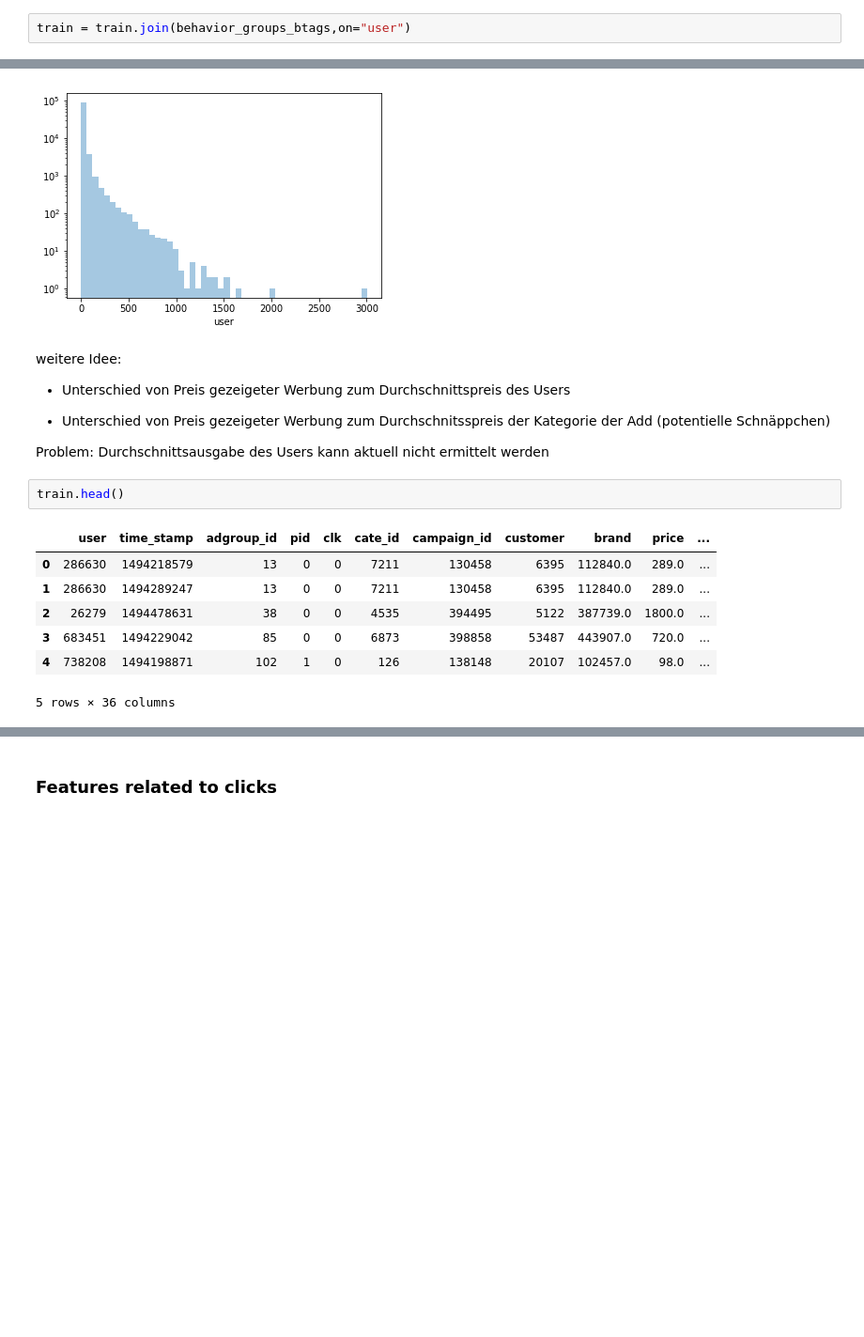
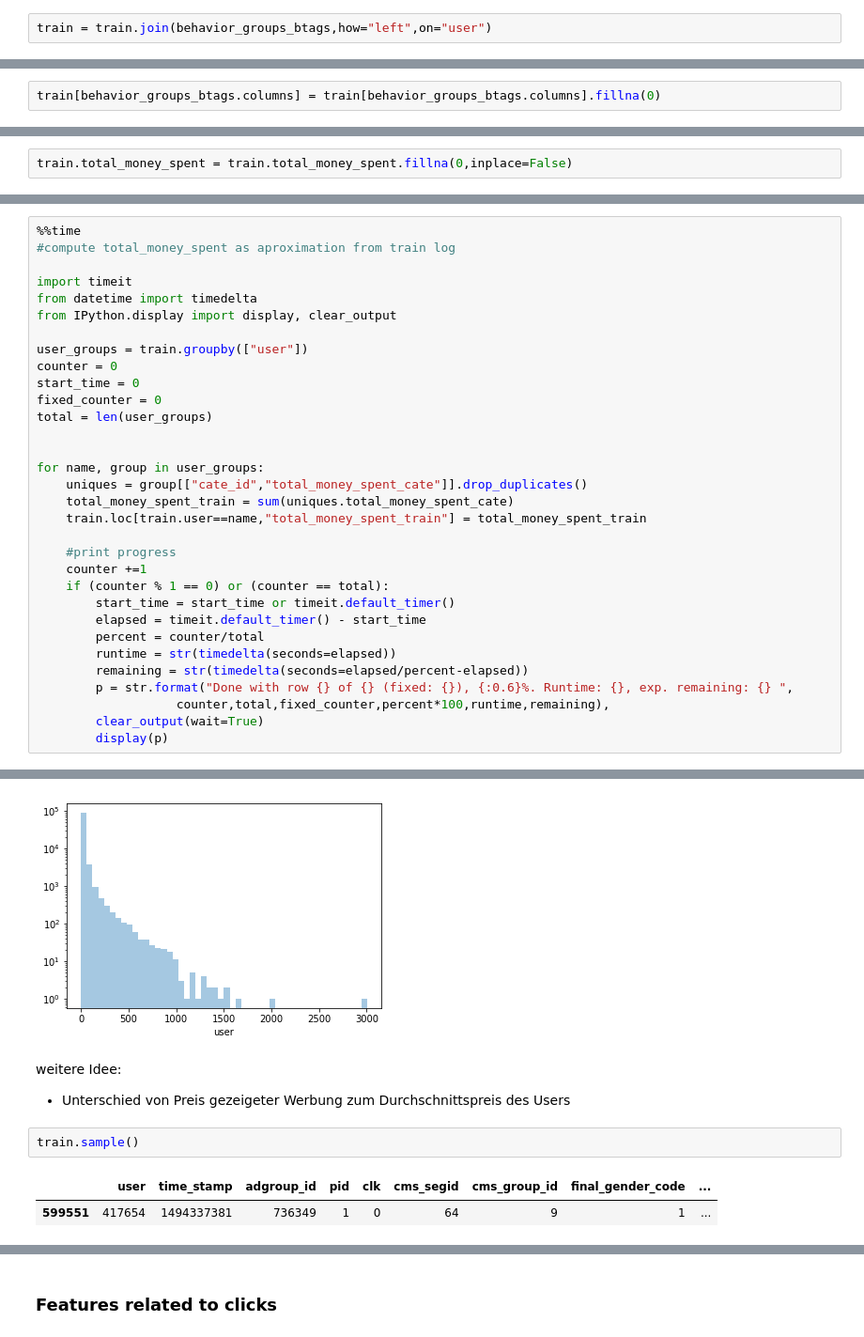
Before and after one commit to Sitorias/AdPrediction, a Jupyter notebook: Task 3 - Ad Prediction - Leo.ipynb, the cells around one changed output, grey strips where cells are left out. Shown at 94% size. Saved outputs shown, nothing was run; the diff lists cells and outputs as text; blank space fills up the shorter version.

```diff
--- a/Task 3 - Ad Prediction - Leo.ipynb
+++ b/Task 3 - Ad Prediction - Leo.ipynb
@@ -276,2 +364,2 @@ behavior_groups_btags.head()
 # %%
-train = train.join(behavior_groups_btags,on="user")
+train = train.join(behavior_groups_btags,how="left",on="user")
@@ -278,2 +392,4 @@ train = train.join(behavior_groups_btags,on="user")
+# %%
+train[behavior_groups_btags.columns] = train[behavior_groups_btags.columns].fillna(0)
 # %% [markdown]
 ## Calculate number of actions in category
@@ -555,3 +603,5 @@ buys.to_csv("buys")
+# %%
+train.total_money_spent = train.total_money_spent.fillna(0,inplace=False)
 # %%
 # verifying if the data makes sense. should show no entires
 train[train.total_money_spent<train.total_money_spent_cate-0.001][["total_money_spent","total_money_spent_cate","total_money_spent_brand"]]
@@ -563,0 +610,32 @@ def mergeIntoTrain(train,df,nameFrom,nameTo,mergeLeft,mergeRight):
+# %%
+%%time
+#compute total_money_spent as aproximation from train log
+
+import timeit
+from datetime import timedelta
+from IPython.display import display, clear_output
+
+user_groups = train.groupby(["user"])
+counter = 0
+start_time = 0
+fixed_counter = 0
+total = len(user_groups)
+
+
+for name, group in user_groups:
+    uniques = group[["cate_id","total_money_spent_cate"]].drop_duplicates()
+    total_money_spent_train = sum(uniques.total_money_spent_cate)
+    train.loc[train.user==name,"total_money_spent_train"] = total_money_spent_train
+
+    #print progress
+    counter +=1
+    if (counter % 1 == 0) or (counter == total):
+        start_time = start_time or timeit.default_timer()
+        elapsed = timeit.default_timer() - start_time
+        percent = counter/total
+        runtime = str(timedelta(seconds=elapsed))
+        remaining = str(timedelta(seconds=elapsed/percent-elapsed))
+        p = str.format("Done with row {} of {} (fixed: {}), {:0.6}%. Runtime: {}, exp. remaining: {} ",
+                   counter,total,fixed_counter,percent*100,runtime,remaining),
+        clear_output(wait=True)
+        display(p)
@@ -632,17 +702,8 @@ sns.distplot(train.user.value_counts(),hist_kws={"log":True},kde=False)
 weitere Idee:
 
 - Unterschied von Preis gezeigeter Werbung zum Durchschnittspreis des Users
-
-- Unterschied von Preis gezeigeter Werbung zum Durchschnitsspreis der Kategorie der Add (potentielle Schnäppchen)
-
-Problem: Durchschnittsausgabe des Users kann aktuell nicht ermittelt werden
 # %%
-train.head()
+train.sample()
 # %% [output]
-|  | user | time_stamp | adgroup_id | pid | clk | cate_id | campaign_id | customer | brand | price | ... |
-| 0 | 286630 | 1494218579 | 13 | 0 | 0 | 7211 | 130458 | 6395 | 112840.0 | 289.0 | ... |
-| 1 | 286630 | 1494289247 | 13 | 0 | 0 | 7211 | 130458 | 6395 | 112840.0 | 289.0 | ... |
-| 2 | 26279 | 1494478631 | 38 | 0 | 0 | 4535 | 394495 | 5122 | 387739.0 | 1800.0 | ... |
-| 3 | 683451 | 1494229042 | 85 | 0 | 0 | 6873 | 398858 | 53487 | 443907.0 | 720.0 | ... |
-| 4 | 738208 | 1494198871 | 102 | 1 | 0 | 126 | 138148 | 20107 | 102457.0 | 98.0 | ... |
+|  | user | time_stamp | adgroup_id | pid | clk | cms_segid | cms_group_id | final_gender_code | ... |
+| 599551 | 417654 | 1494337381 | 736349 | 1 | 0 | 64 | 9 | 1 | ... |
-5 rows × 36 columns
```
Also changed, not shown: parts of 104 cells of this notebook, 1 other file.
